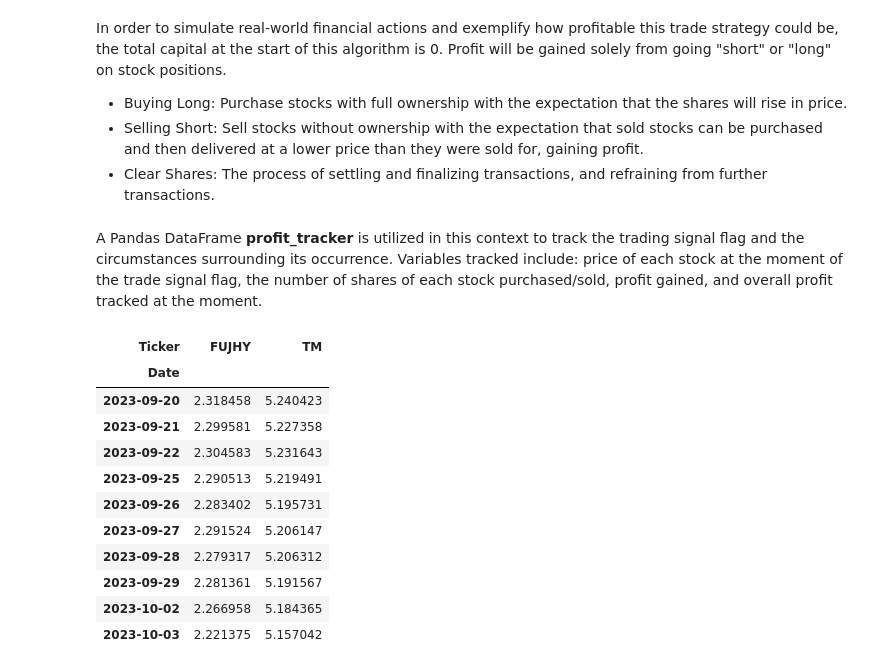
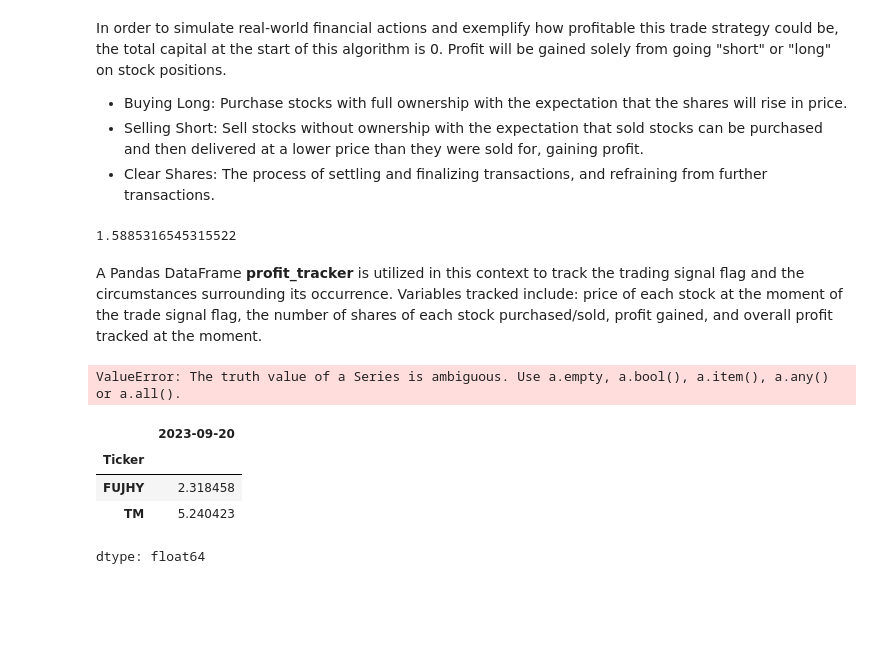
Before and after one commit to victoria-uriostegui/Pairs-Trading-Repo-ED-VU-Fall-24-, a Jupyter notebook: pairs_trading.ipynb, the cells around one changed output. Drawn from its saved outputs; the diff is of its cells as text; code cells hidden in the pictures; blank space fills up the shorter version.

Commit message:
currently troubleshooting issue with trading signal function, returns error

```diff
--- a/pairs_trading.ipynb
+++ b/pairs_trading.ipynb
@@ -390,6 +390,10 @@ z_score_60_5 = (price_ratios_mavg5 - price_ratios_mavg60) / price_ratios_std60
 
 if z_score_60_5.isna().iloc[0]:
   z_score_60_5.iloc[0] = (0)
+
+print(z_score_60_5.iloc[27])
+# %% [output]
+1.5885316545315522
 # %% [markdown]
 A Pandas DataFrame **profit_tracker** is utilized in this context to track the trading signal flag and the circumstances surrounding its occurrence. Variables tracked include: price of each stock at the moment of the trade signal flag, the number of shares of each stock purchased/sold, profit gained, and overall profit tracked at the moment.
 # %%
@@ -428,17 +435,14 @@ def trade_action(stock_1, stock_2):
+# %%
+print(trade_action(tmsub_df['TM'], tmsub_df['FUJHY']))
+# %% [output]
+ValueError: The truth value of a Series is ambiguous. Use a.empty, a.bool(), a.item(), a.any() or a.all().
 # %%
 # Tracking trading signal using the z-score over a period of 10 days for demo purposes and specificity.
 profit_tracker_10 = tmsub_df.head(10)
-profit_tracker_10
+display(tmsub_df.iloc[0])
 # %% [output]
-| Ticker | FUJHY | TM |
-| Date |  |  |
-| 2023-09-20 | 2.318458 | 5.240423 |
-| 2023-09-21 | 2.299581 | 5.227358 |
-| 2023-09-22 | 2.304583 | 5.231643 |
-| 2023-09-25 | 2.290513 | 5.219491 |
-| 2023-09-26 | 2.283402 | 5.195731 |
-| 2023-09-27 | 2.291524 | 5.206147 |
-| 2023-09-28 | 2.279317 | 5.206312 |
-| 2023-09-29 | 2.281361 | 5.191567 |
-| 2023-10-02 | 2.266958 | 5.184365 |
-| 2023-10-03 | 2.221375 | 5.157042 |
+|  | 2023-09-20 |
+| Ticker |  |
+| FUJHY | 2.318458 |
+| TM | 5.240423 |
+dtype: float64
```
Also changed, not shown: parts of 3 cells of this notebook.
